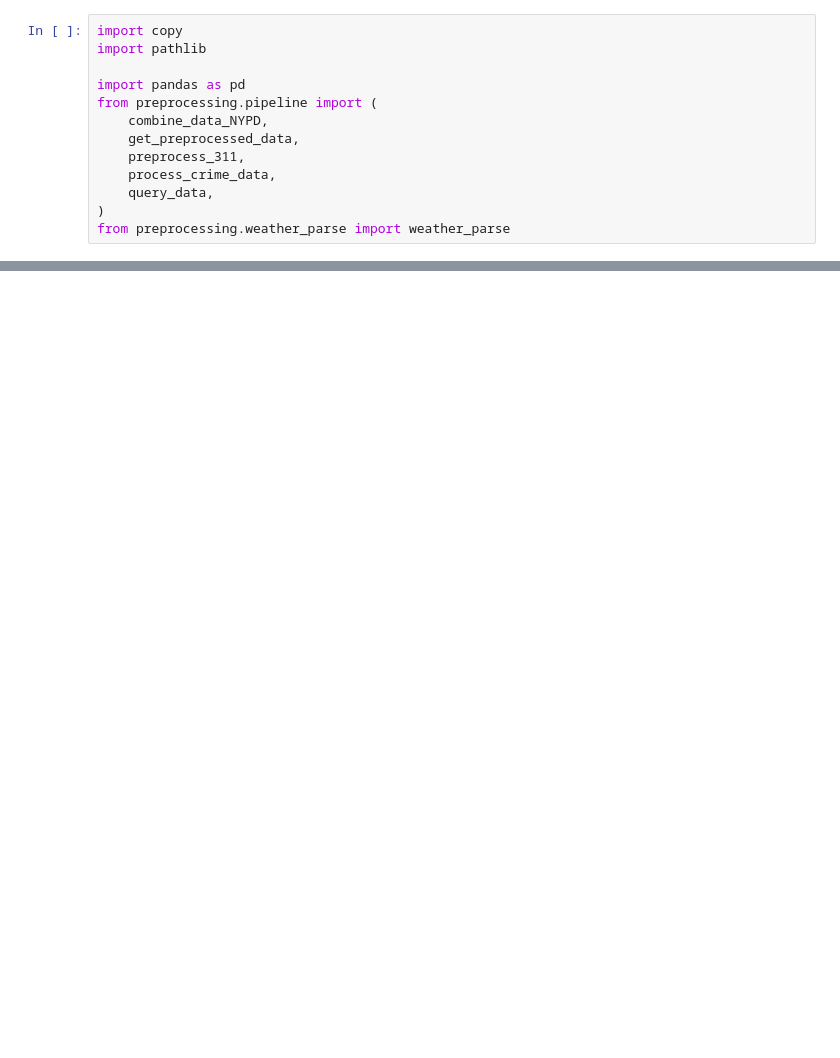
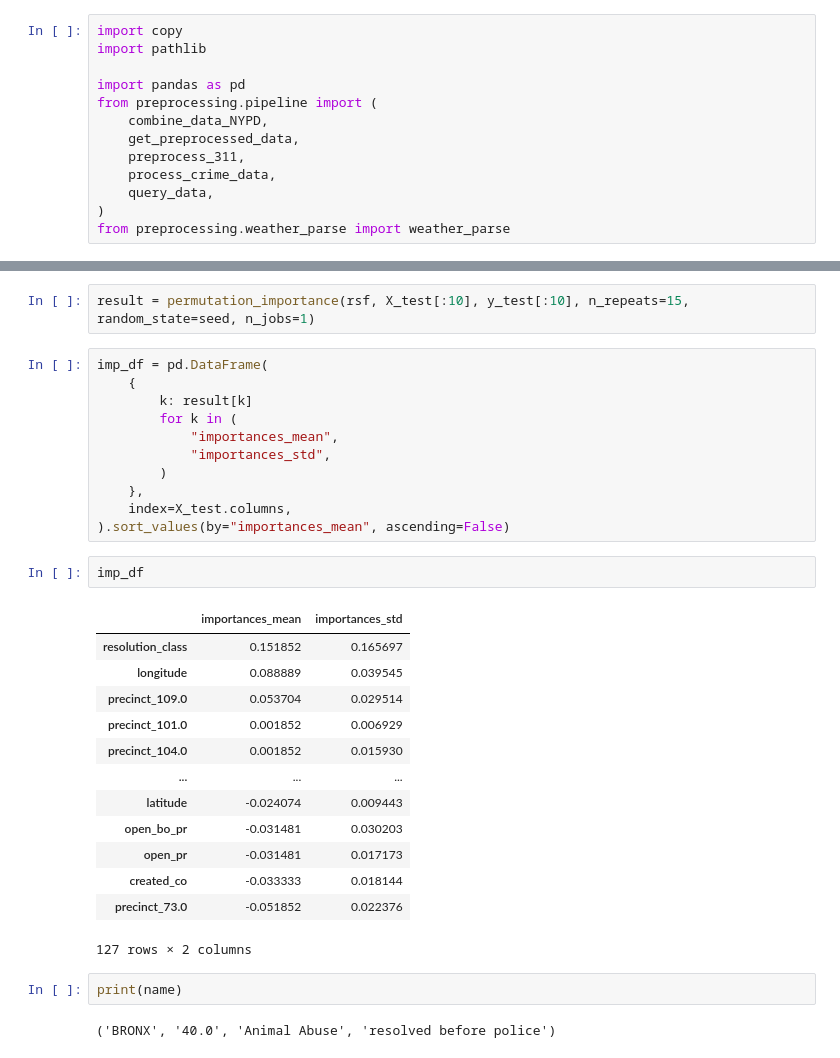
Before and after one commit to jamorr/Capstone, a Jupyter notebook: src/final.ipynb, the cells around one changed output, grey strips where cells are left out. Saved outputs shown, nothing was run; the diff lists cells and outputs as text; blank space fills up the shorter version.

```diff
--- a/src/final.ipynb
+++ b/src/final.ipynb
@@ -117,0 +225,33 @@ ValueError: could not convert string to float: 'BRONX'
+# %%
+result = permutation_importance(rsf, X_test[:10], y_test[:10], n_repeats=15, random_state=seed, n_jobs=1)
+# %%
+imp_df = pd.DataFrame(
+    {
+        k: result[k]
+        for k in (
+            "importances_mean",
+            "importances_std",
+        )
+    },
+    index=X_test.columns,
+).sort_values(by="importances_mean", ascending=False)
+# %%
+imp_df
+# %% [output]
+|  | importances_mean | importances_std |
+| resolution_class | 0.151852 | 0.165697 |
+| longitude | 0.088889 | 0.039545 |
+| precinct_109.0 | 0.053704 | 0.029514 |
+| precinct_101.0 | 0.001852 | 0.006929 |
+| precinct_104.0 | 0.001852 | 0.015930 |
+| ... | ... | ... |
+| latitude | -0.024074 | 0.009443 |
+| open_bo_pr | -0.031481 | 0.030203 |
+| open_pr | -0.031481 | 0.017173 |
+| created_co | -0.033333 | 0.018144 |
+| precinct_73.0 | -0.051852 | 0.022376 |
+127 rows × 2 columns
+# %%
+print(name)
+# %% [output]
+('BRONX', '40.0', 'Animal Abuse', 'resolved before police')
```
Also changed, not shown: parts of 19 cells of this notebook, 1 other file.
